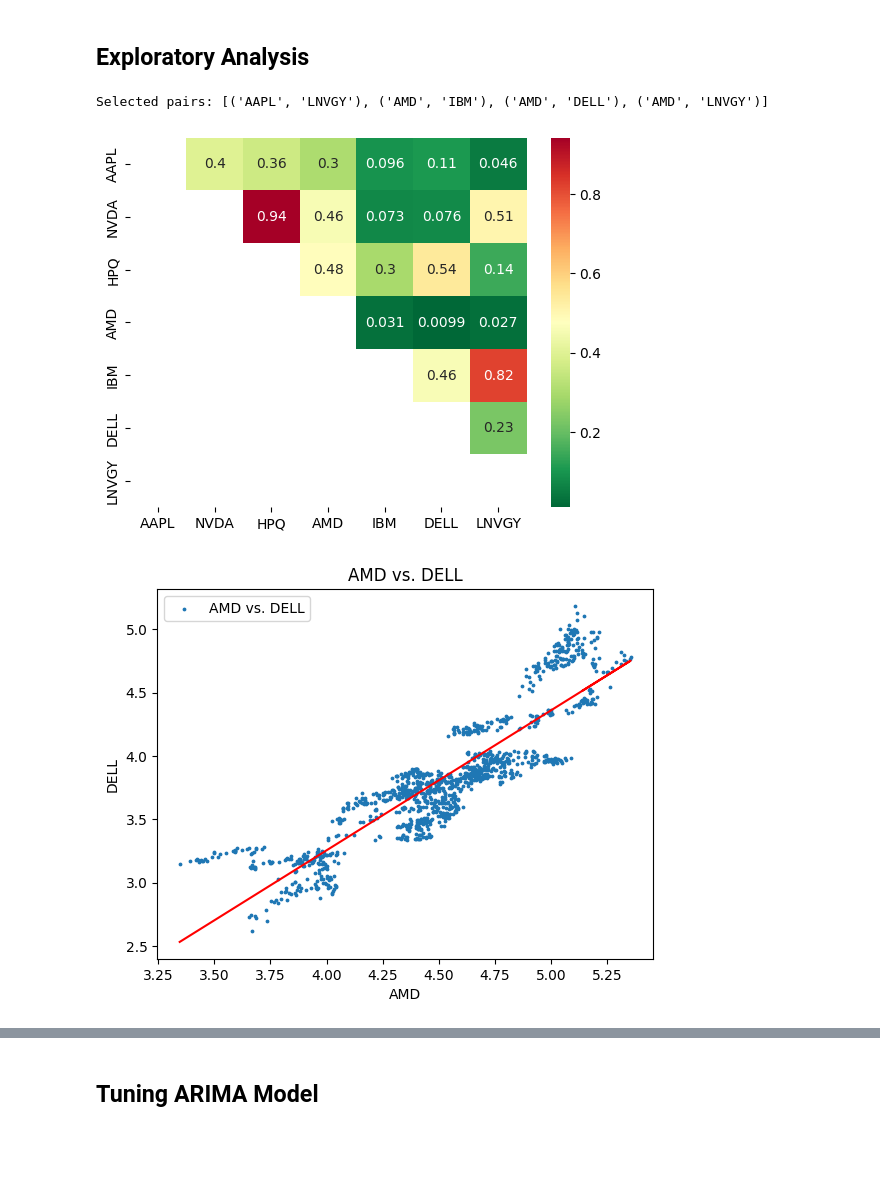
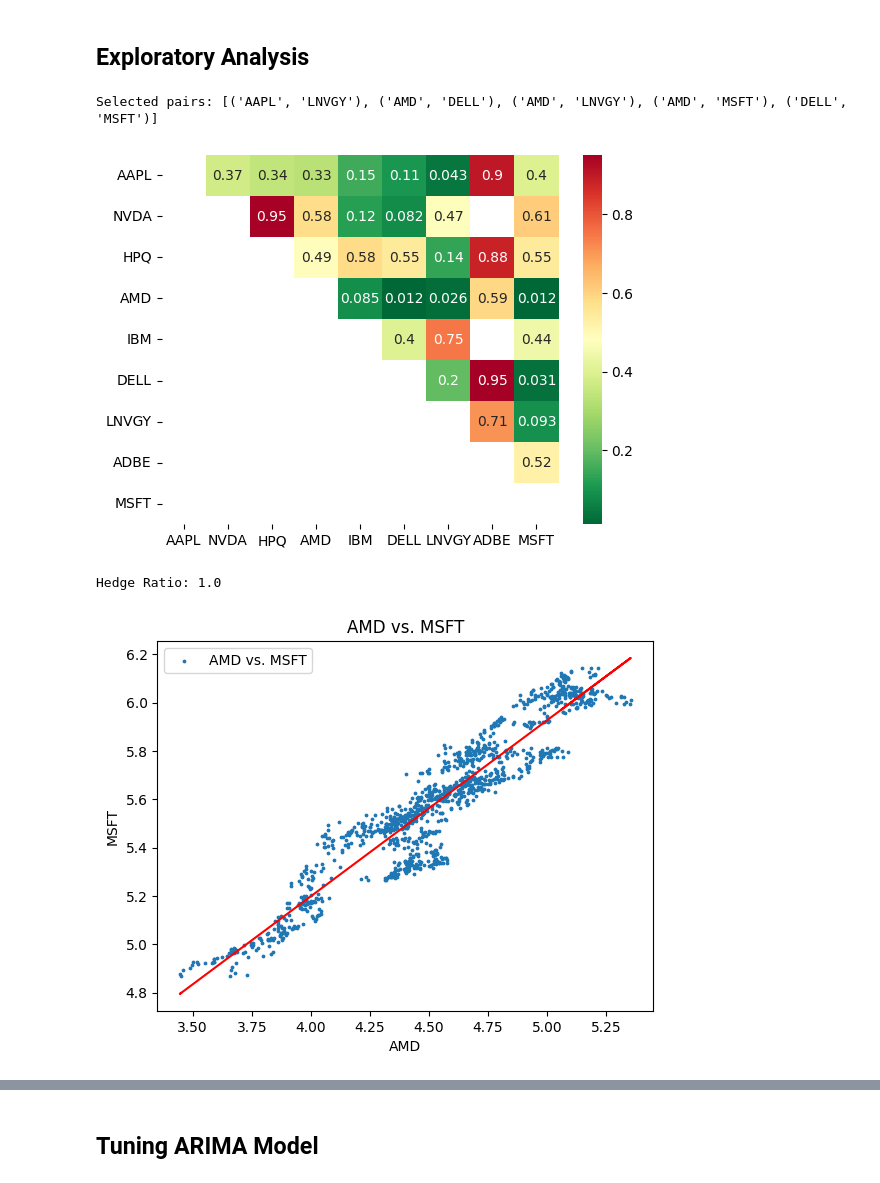
Before and after one commit to JulianneCai/simple-pairs-trading, a Jupyter notebook: main.ipynb, the cells around one changed output, grey strips where cells are left out. Drawn from its saved outputs; the diff is of its cells as text; code cells hidden in the pictures; blank space fills up the shorter version.

```diff
--- a/main.ipynb
+++ b/main.ipynb
@@ -18,25 +21,32 @@ from utils.trader import AutoTrader
 # %% [markdown]
 ## **Exploratory Analysis**
 # %%
-stocks = ['AAPL', 'NVDA', 'HPQ', 'AMD', 'IBM', 'DELL', 'LNVGY']
+stocks = ['AAPL', 'NVDA', 'HPQ',
+          'AMD', 'IBM', 'DELL',
+          'LNVGY', 'ADBE', 'MSFT']
 
 pairs_finder = PairsFinder()
 
 pairs = pairs_finder.plot_coint_heatmap(stocks)
 
 print(f'Selected pairs: {pairs}')
 # %% [output]
-Selected pairs: [('AAPL', 'LNVGY'), ('AMD', 'IBM'), ('AMD', 'DELL'), ('AMD', 'LNVGY')]
+Selected pairs: [('AAPL', 'LNVGY'), ('AMD', 'DELL'), ('AMD', 'LNVGY'), ('AMD', 'MSFT'), ('DELL', 'MSFT')]
-[figure, old version]
+[figure, new version]
 # %%
-pair = ('AMD', 'DELL')
+pair = ('AMD', 'MSFT')
 
 pairs_finder.plot_hedge_ratio(pair)
 
-plt.title('AMD vs. DELL')
+_, hedge_ratio = pairs_finder.get_hedge_ratio(pair)
+
+print(f'Hedge Ratio: {hedge_ratio}')
+
+plt.title(pair[0] + ' vs. ' + pair[1])
 
 plt.show()
 # %% [output]
+Hedge Ratio: 1.0
-[figure, old version]
+[figure, new version]
 # %%
 pairs_finder.plot_spread(pair)
```
Also changed, not shown: parts of 30 cells of this notebook.
